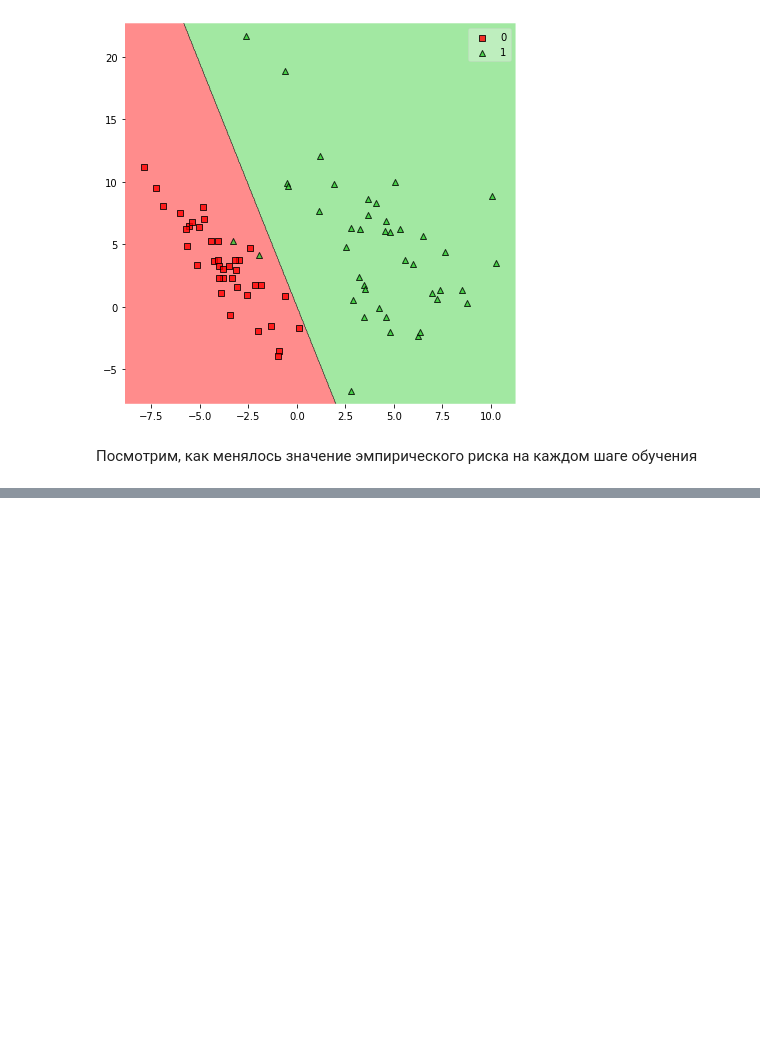
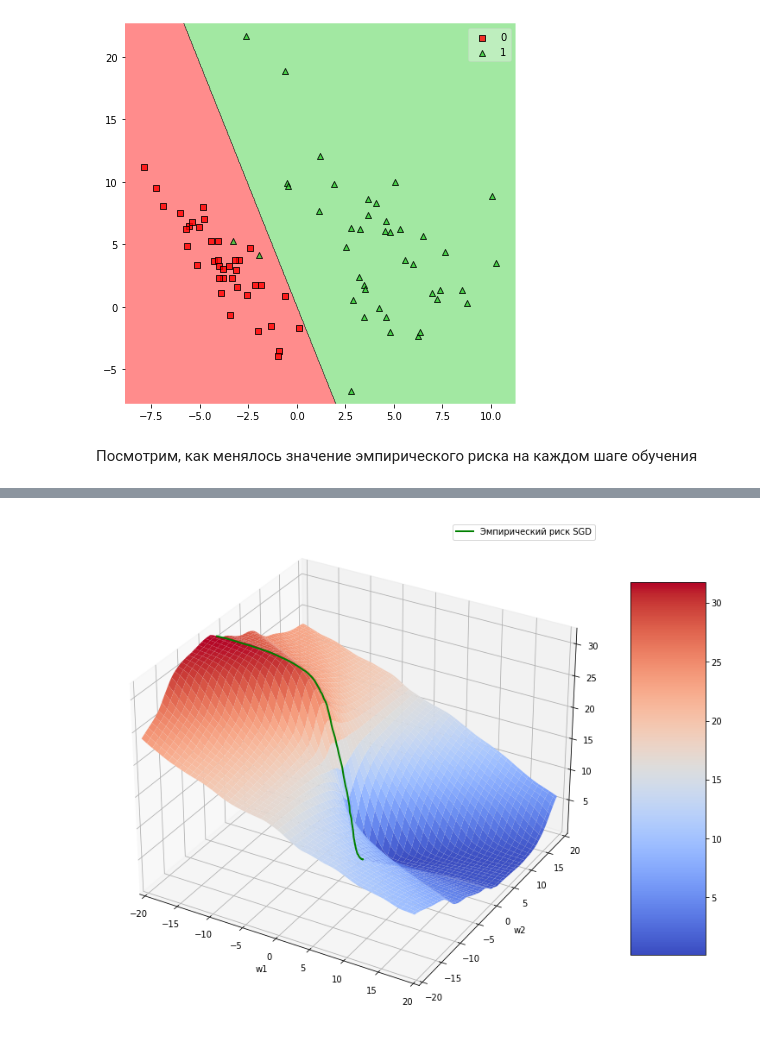
Before and after one commit to yuriy5139/MachineLearning, a Jupyter notebook: Neural Networks basics.ipynb, the cells around one changed output, grey strips where cells are left out. Drawn from its saved outputs; the diff is of its cells as text; code cells hidden in the pictures; blank space fills up the shorter version.

```diff
--- a/Neural Networks basics.ipynb
+++ b/Neural Networks basics.ipynb
@@ -229,0 +293,14 @@ pylab.show()
+# %%
+fig = pylab.figure(figsize=(10, 12))
+axes = Axes3D(fig)
+axes.set_xlabel('w1')
+axes.set_ylabel('w2')
+axes.set_xlim(-20, 20)
+axes.set_ylim(-20, 20)
+surf = axes.plot_surface(x, y, U, cmap=cm.coolwarm)
+fig.colorbar(surf, shrink=0.5, aspect=5)
+axes.plot(np.array(w0s), np.array(w1s), np.array(lossfunc), label='Эмпирический риск SGD', color = 'g', linewidth=2, zorder = 10)
+axes.legend()
+pylab.show()
+# %% [output]
+[figure, added]
```
Also changed, not shown: parts of 28 cells of this notebook.
